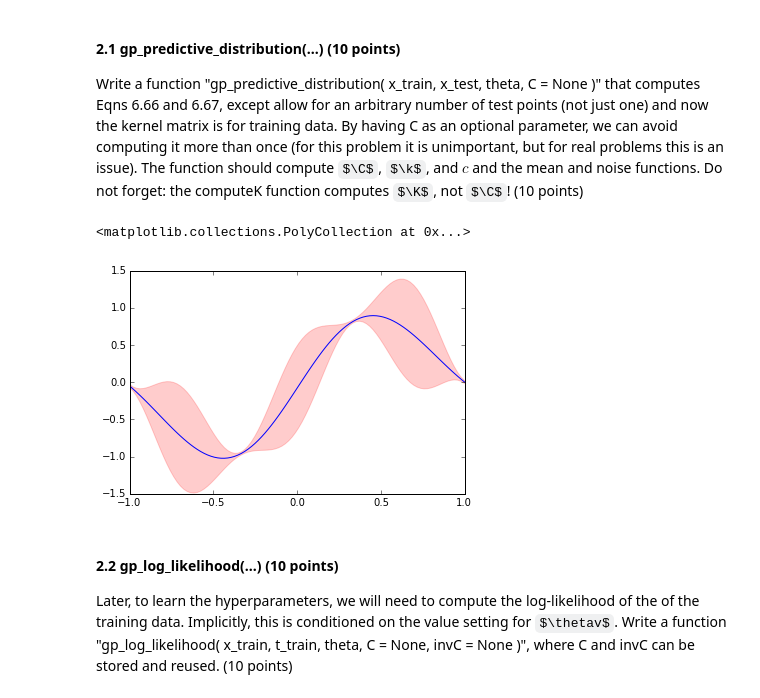
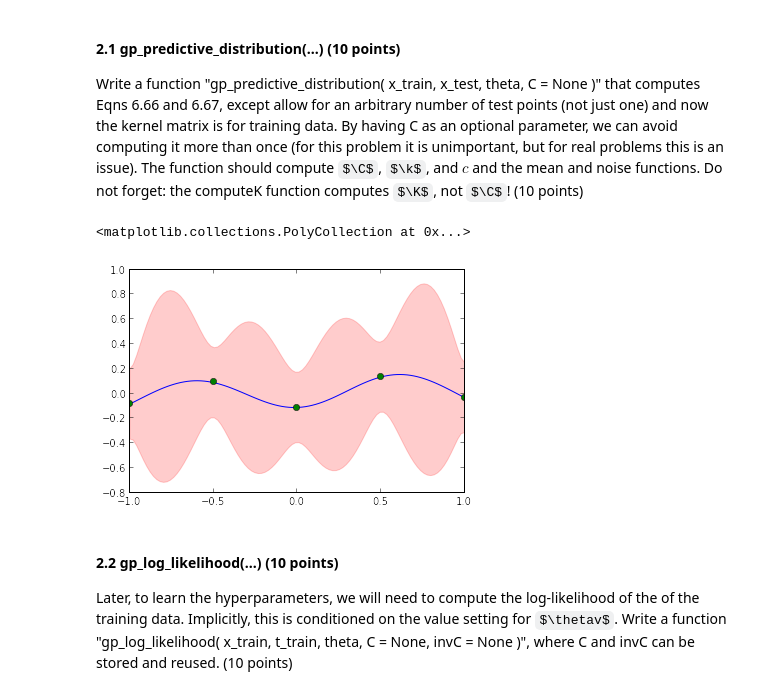
Before and after one commit to basveeling/ml1labs, a Jupyter notebook: lab3/Lab3.ipynb, the cells around one changed output. Drawn from its saved outputs; the diff is of its cells as text; code cells hidden in the pictures; some formulas as TeX source.

```diff
--- a/lab3/Lab3.ipynb
+++ b/lab3/Lab3.ipynb
@@ -70,10 +68,11 @@ We will use the same data generating function that we used previously for regres
 # %%
 sigma = 0.1
 beta  = 1.0 / pow(sigma,2) # this is the beta used in Bishop Eqn. 6.59
-N_test = 4
+N_test = 5
 x_test = np.linspace(-1,1,N_test);
 mu_test = np.zeros( N_test )
 D = 2; # Dimension of the input space
+Thetas_matrix = double(np.array([[1,4,0,0], [9,4,0,0], [1,64,0,0], [1,0.25,0,0],[1,4,10,0],[1,4,0,5]]));
 # %%
 def true_mean_function( x ):
     return np.sin( 2*pi*(x+1) )
@@ -181,11 +178,8 @@ def gp_predictive_distribution( x_train, t_train, x_test, thetas, beta, CN = Non
     assert (thetas.shape == (4,)), 'thetas is a column vector of size 4, it is ' + str(thetas.shape)
     assert (np.shape(beta) == ()), 'beta is a scalar'
 
-
-    N = x_train.shape[0]
     if CN == None:
-        K = computeK( x_train, x_train, thetas);
-        CN = K + np.identity(N)*(1/beta)
+        CN = computeCN( x_train, thetas )
 
     M = x_test.shape[0] # amount of new test points
     Mean = np.zeros(M)
@@ -197,15 +191,22 @@ def gp_predictive_distribution( x_train, t_train, x_test, thetas, beta, CN = Non
         Sigma2[i] = c - k.T.dot(numpy.linalg.inv(CN)).dot(k)
 
     return CN,k,c,Mean,Sigma2
+
+def computeCN( x_train, thetas ):
+    N = x_train.shape[0]
+    K = computeK( x_train, x_train, thetas)
+    CN = K + np.identity(N)*(1/beta)
+    return CN
 # %%
 x_points = np.linspace(-1,1,100)
 thetas =  np.array([9,4,0,0])
 CN,k,c,Mean,Sigma2= gp_predictive_distribution( x_test, t_test, x_points, thetas, beta, CN = None )
 plt.plot(x_points,Mean)
-plt.fill_between(x_points,Mean - Sigma2, Mean + Sigma2, color='red', alpha='0.2')
+plt.plot(x_test, t_test, 'go')
+plt.fill_between(x_points,Mean - 2*np.sqrt(Sigma2), Mean + 2*np.sqrt(Sigma2), color='red', alpha='0.2')
 # %% [output]
 <matplotlib.collections.PolyCollection at 0x...>
-[figure, old version]
+[figure, new version]
 # %% [markdown]
 #### 2.2 gp_log_likelihood(...) (10 points)
 Later, to learn the hyperparameters, we will need to compute the log-likelihood of the of the training data.  Implicitly, this is conditioned on the value setting for $\thetav$.  Write a function "gp_log_likelihood( x_train, t_train, theta, C = None, invC = None )", where C and invC can be stored and reused.  (10 points)
```
Also changed, not shown: parts of 8 cells of this notebook.
